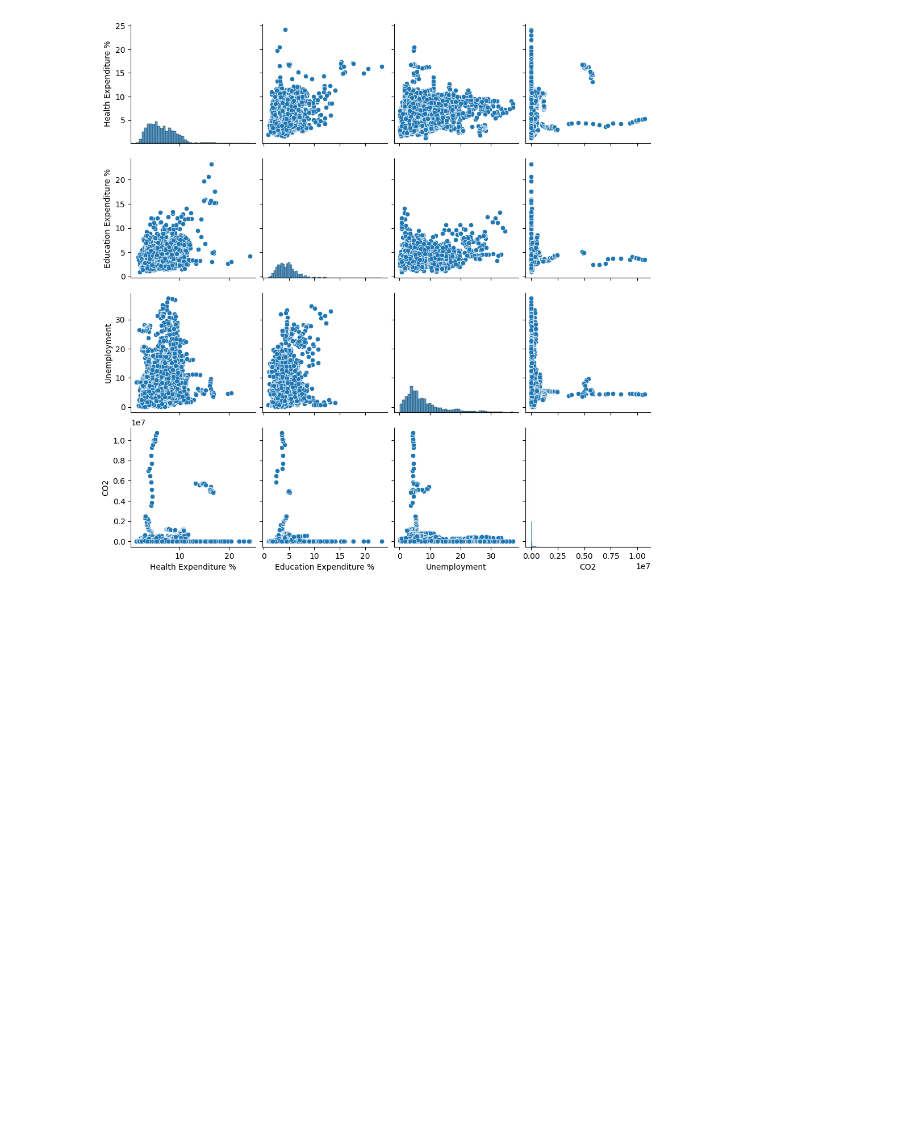
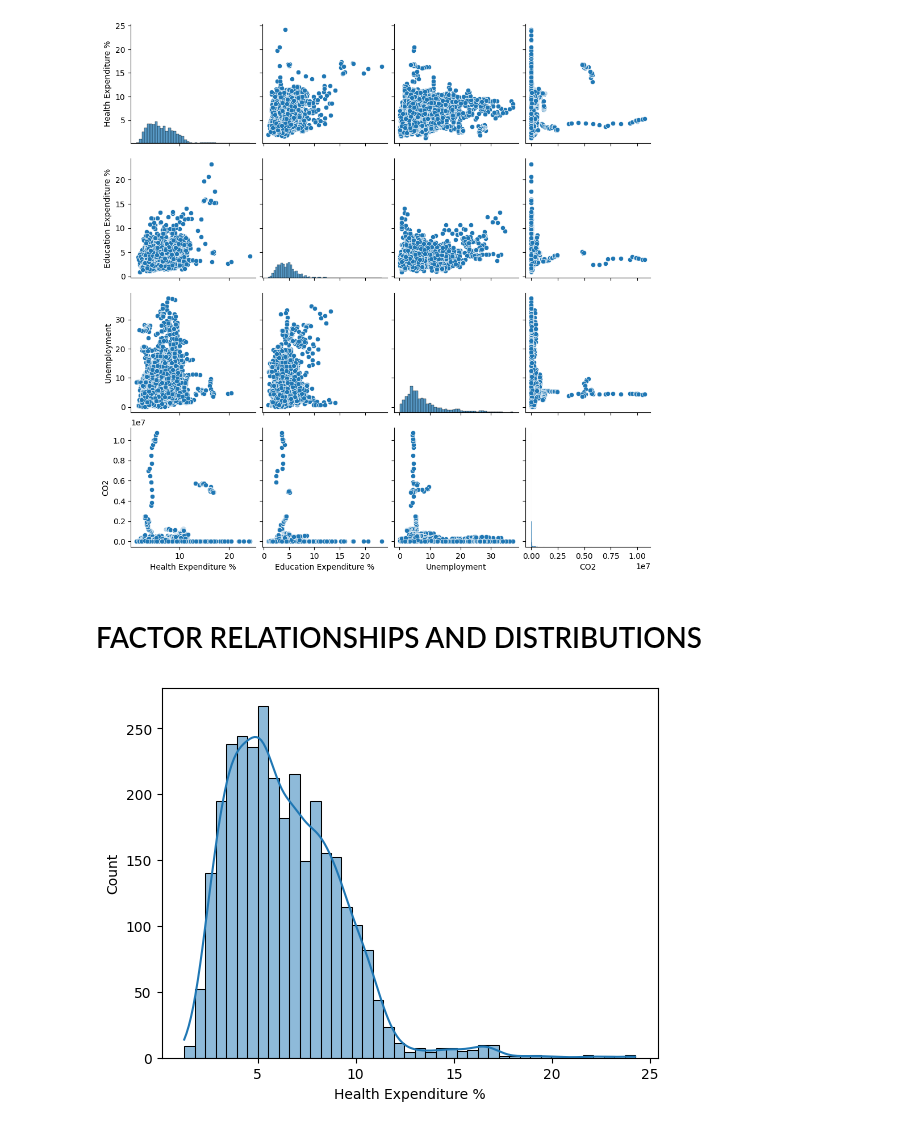
Before and after one commit to HABUDANHAYABK/Associate-Data-Scientist-in-Python, a Jupyter notebook: Exploratory_Data_Analysis_in_Python/correlation.ipynb, the cells around one changed output. Drawn from its saved outputs; the diff is of its cells as text; code cells hidden in the pictures; blank space fills up the shorter version.

```diff
--- a/Exploratory_Data_Analysis_in_Python/correlation.ipynb
+++ b/Exploratory_Data_Analysis_in_Python/correlation.ipynb
@@ -93,3 +93,12 @@ sns.pairplot(data=life_expectancy,
 plt.show()
 # %% [output]
 [figure]
+# %% [markdown]
+# FACTOR RELATIONSHIPS AND DISTRIBUTIONS
+# %%
+sns.histplot(data=life_expectancy,
+             x = 'Health Expenditure %',
+             kde=True)
+plt.show()
+# %% [output]
+[figure, added]
```
Also changed, not shown: parts of 4 cells of this notebook.
